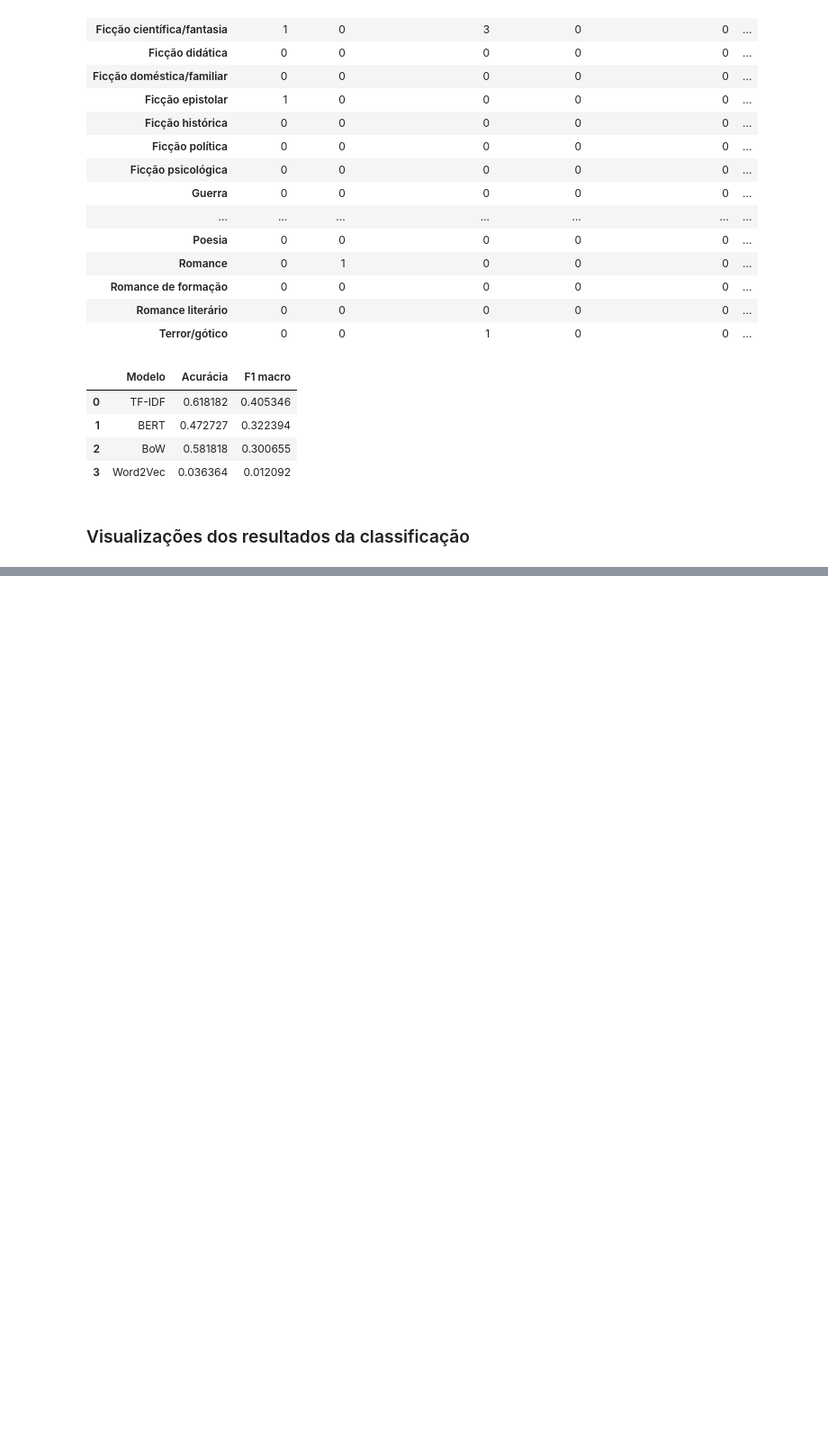
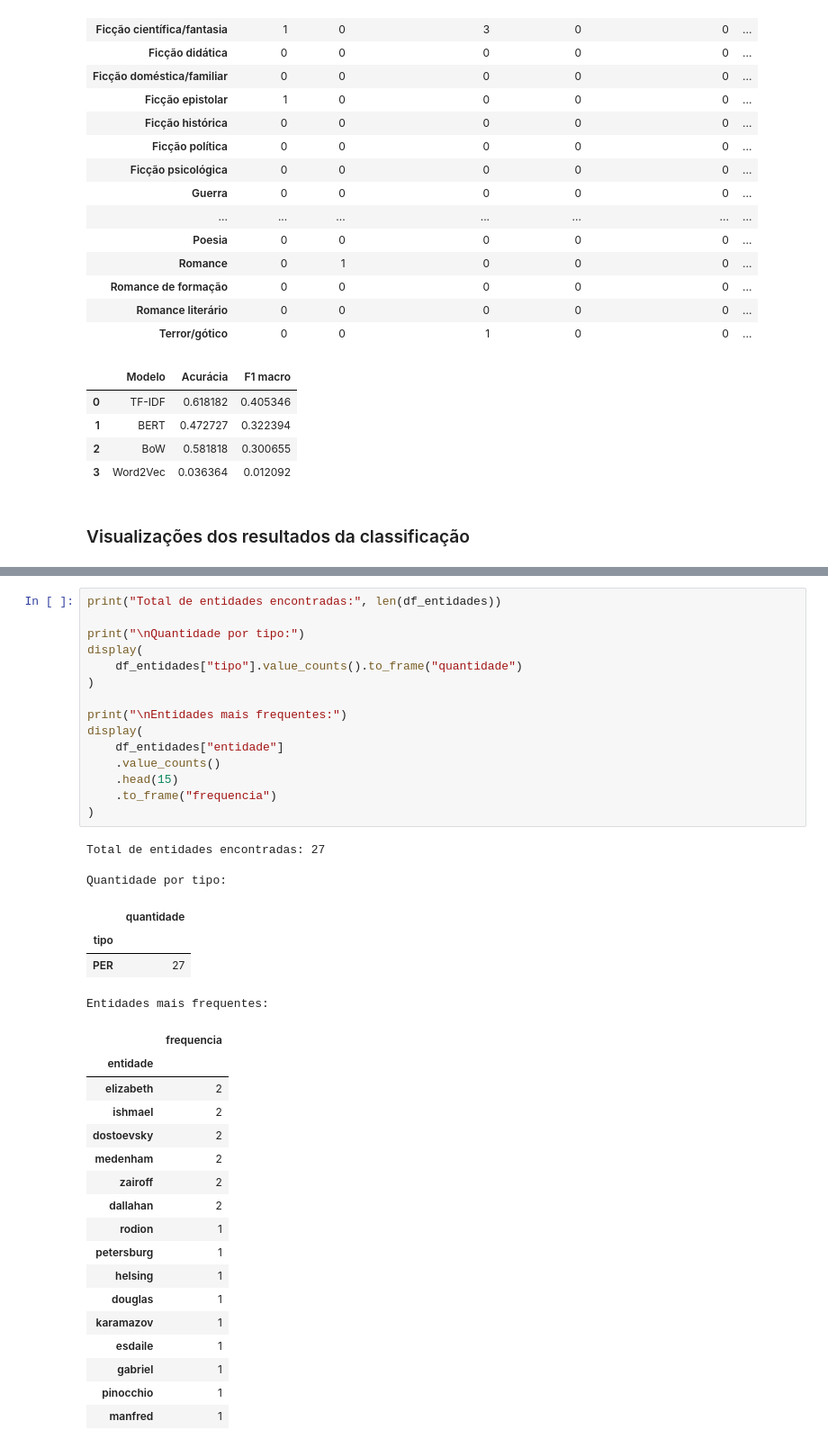
Before and after one commit to marcelliharbs/literary-genre-classifier, a Jupyter notebook: comparacao_modelos.ipynb, the cells around one changed output, grey strips where cells are left out. Shown at 90% size. Saved outputs shown, nothing was run; the diff lists cells and outputs as text; blank space fills up the shorter version.

```diff
--- a/comparacao_modelos.ipynb
+++ b/comparacao_modelos.ipynb
@@ -954,0 +1078,40 @@ plt.show()
+# %%
+print("Total de entidades encontradas:", len(df_entidades))
+
+print("\nQuantidade por tipo:")
+display(
+    df_entidades["tipo"].value_counts().to_frame("quantidade")
+)
+
+print("\nEntidades mais frequentes:")
+display(
+    df_entidades["entidade"]
+    .value_counts()
+    .head(15)
+    .to_frame("frequencia")
+)
+# %% [output]
+Total de entidades encontradas: 27
+
+Quantidade por tipo:
+|  | quantidade |
+| tipo |  |
+| PER | 27 |
+Entidades mais frequentes:
+|  | frequencia |
+| entidade |  |
+| elizabeth | 2 |
+| ishmael | 2 |
+| dostoevsky | 2 |
+| medenham | 2 |
+| zairoff | 2 |
+| dallahan | 2 |
+| rodion | 1 |
+| petersburg | 1 |
+| helsing | 1 |
+| douglas | 1 |
+| karamazov | 1 |
+| esdaile | 1 |
+| gabriel | 1 |
+| pinocchio | 1 |
+| manfred | 1 |
```
Also changed, not shown: parts of 9 cells of this notebook.
